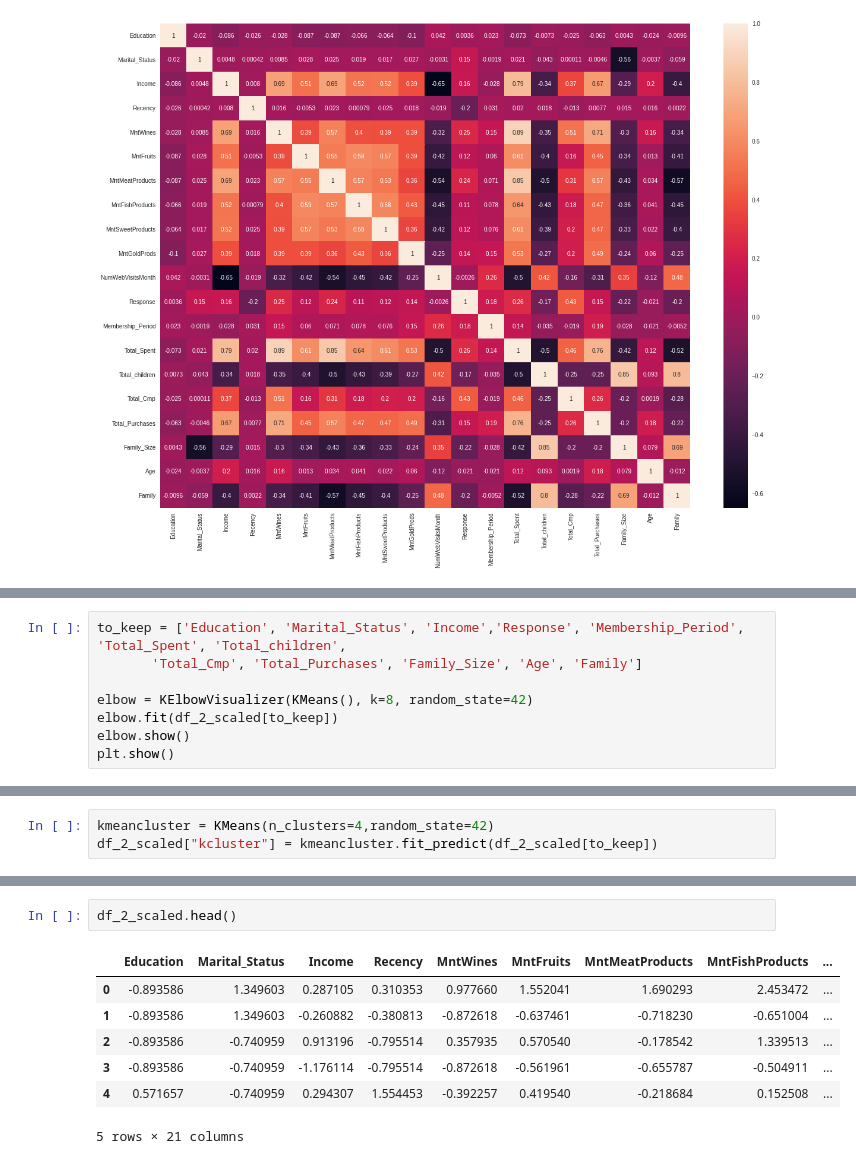
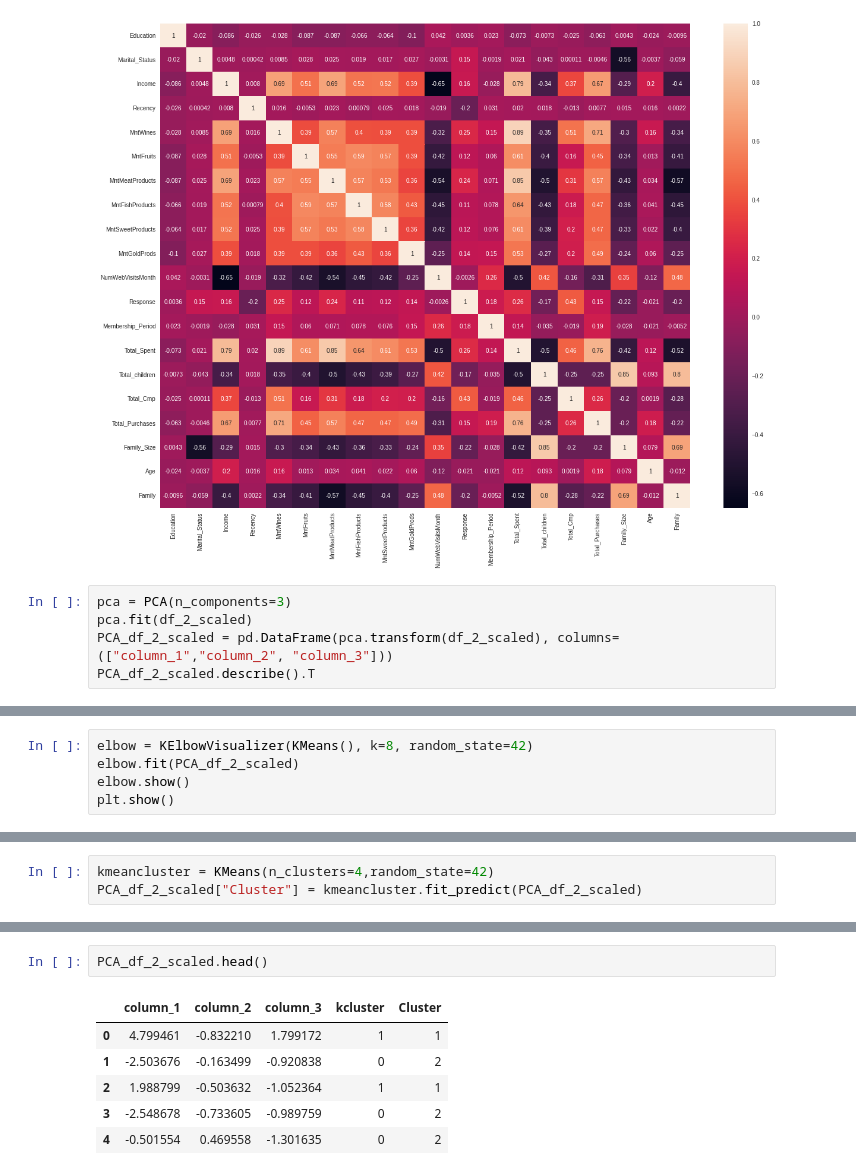
Before and after one commit to FaridTavakkolinia/Customer-Personality-Analysis, a Jupyter notebook: Customer_Personality_Analysis.ipynb, the cells around one changed output, grey strips where cells are left out. Saved outputs shown, nothing was run; the diff lists cells and outputs as text.

```diff
--- a/Customer_Personality_Analysis.ipynb
+++ b/Customer_Personality_Analysis.ipynb
@@ -484,3 +482,8 @@ sns.heatmap(corrmat,annot=True)
 # %% [output]
 <matplotlib.axes._subplots.AxesSubplot at 0x...>
 [figure]
+# %%
+pca = PCA(n_components=3)
+pca.fit(df_2_scaled)
+PCA_df_2_scaled = pd.DataFrame(pca.transform(df_2_scaled), columns=(["column_1","column_2", "column_3"]))
+PCA_df_2_scaled.describe().T
@@ -487,9 +500,6 @@ sns.heatmap(corrmat,annot=True)
 # %%
-to_keep = ['Education', 'Marital_Status', 'Income','Response', 'Membership_Period', 'Total_Spent', 'Total_children',
-       'Total_Cmp', 'Total_Purchases', 'Family_Size', 'Age', 'Family']
-
 elbow = KElbowVisualizer(KMeans(), k=8, random_state=42)
-elbow.fit(df_2_scaled[to_keep])
+elbow.fit(PCA_df_2_scaled)
 elbow.show()
 plt.show()
 # %% [output]
@@ -497,4 +507,4 @@ plt.show()
 # %%
 kmeancluster = KMeans(n_clusters=4,random_state=42)
-df_2_scaled["kcluster"] = kmeancluster.fit_predict(df_2_scaled[to_keep])
+PCA_df_2_scaled["Cluster"] = kmeancluster.fit_predict(PCA_df_2_scaled)
 # %%
@@ -529,13 +539,12 @@ fig.show()
 # %% [output]
 [interactive output not drawn]
 # %%
-df_2_scaled.head()
+PCA_df_2_scaled.head()
 # %% [output]
-|  | Education | Marital_Status | Income | Recency | MntWines | MntFruits | MntMeatProducts | MntFishProducts | ... |
-| 0 | -0.893586 | 1.349603 | 0.287105 | 0.310353 | 0.977660 | 1.552041 | 1.690293 | 2.453472 | ... |
-| 1 | -0.893586 | 1.349603 | -0.260882 | -0.380813 | -0.872618 | -0.637461 | -0.718230 | -0.651004 | ... |
-| 2 | -0.893586 | -0.740959 | 0.913196 | -0.795514 | 0.357935 | 0.570540 | -0.178542 | 1.339513 | ... |
-| 3 | -0.893586 | -0.740959 | -1.176114 | -0.795514 | -0.872618 | -0.561961 | -0.655787 | -0.504911 | ... |
-| 4 | 0.571657 | -0.740959 | 0.294307 | 1.554453 | -0.392257 | 0.419540 | -0.218684 | 0.152508 | ... |
+|  | column_1 | column_2 | column_3 | kcluster | Cluster |
+| 0 | 4.799461 | -0.832210 | 1.799172 | 1 | 1 |
+| 1 | -2.503676 | -0.163499 | -0.920838 | 0 | 2 |
+| 2 | 1.988799 | -0.503632 | -1.052364 | 1 | 1 |
+| 3 | -2.548678 | -0.733605 | -0.989759 | 0 | 2 |
+| 4 | -0.501554 | 0.469558 | -1.301635 | 0 | 2 |
-5 rows × 21 columns
 # %%
```
Also changed, not shown: parts of 12 cells of this notebook.
